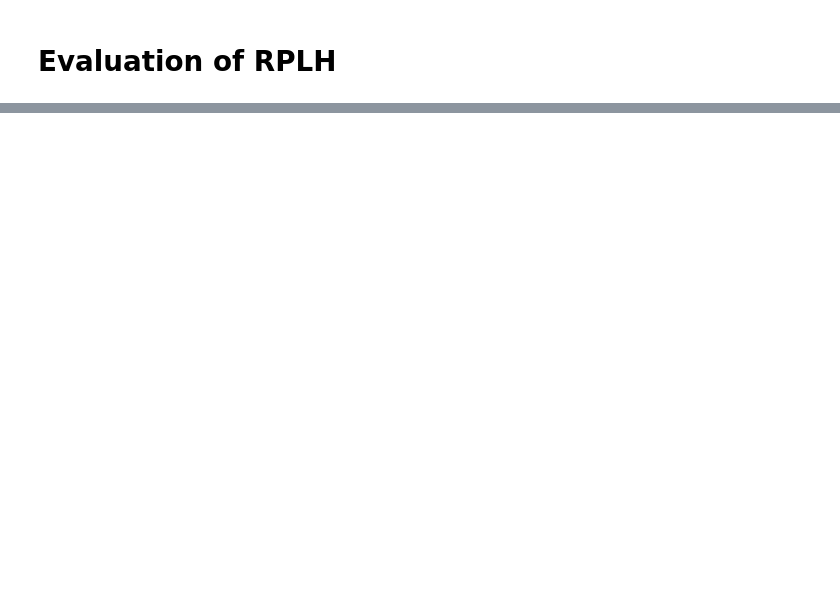
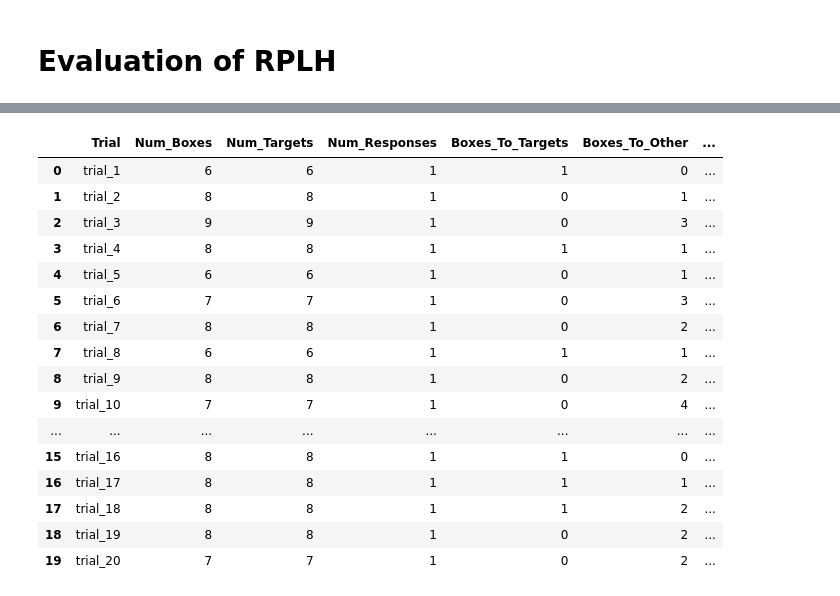
Before and after one commit to KevinBian107/RPLH, a Jupyter notebook: demos/notebooks/evaluation.ipynb, the cells around one changed output, grey strips where cells are left out. Cells and saved outputs as stored; diff of their text form; code cells hidden in the pictures; blank space fills up the shorter version.

```diff
--- a/demos/notebooks/evaluation.ipynb
+++ b/demos/notebooks/evaluation.ipynb
@@ -69,0 +113,3 @@ Name: count, dtype: int64
+# %%
+base_dir = parent_folder / "gpt-standard-testing-env-1"
+df, agent_df, success_df, att_df = get_data(base_dir, 20)
@@ -69,0 +129,20 @@ Name: count, dtype: int64
+# %%
+df
+# %% [output]
+|  | Trial | Num_Boxes | Num_Targets | Num_Responses | Boxes_To_Targets | Boxes_To_Other | ... |
+| 0 | trial_1 | 6 | 6 | 1 | 1 | 0 | ... |
+| 1 | trial_2 | 8 | 8 | 1 | 0 | 1 | ... |
+| 2 | trial_3 | 9 | 9 | 1 | 0 | 3 | ... |
+| 3 | trial_4 | 8 | 8 | 1 | 1 | 1 | ... |
+| 4 | trial_5 | 6 | 6 | 1 | 0 | 1 | ... |
+| 5 | trial_6 | 7 | 7 | 1 | 0 | 3 | ... |
+| 6 | trial_7 | 8 | 8 | 1 | 0 | 2 | ... |
+| 7 | trial_8 | 6 | 6 | 1 | 1 | 1 | ... |
+| 8 | trial_9 | 8 | 8 | 1 | 0 | 2 | ... |
+| 9 | trial_10 | 7 | 7 | 1 | 0 | 4 | ... |
+| ... | ... | ... | ... | ... | ... | ... | ... |
+| 15 | trial_16 | 8 | 8 | 1 | 1 | 0 | ... |
+| 16 | trial_17 | 8 | 8 | 1 | 1 | 1 | ... |
+| 17 | trial_18 | 8 | 8 | 1 | 1 | 2 | ... |
+| 18 | trial_19 | 8 | 8 | 1 | 0 | 2 | ... |
+| 19 | trial_20 | 7 | 7 | 1 | 0 | 2 | ... |
```
Also changed, not shown: parts of 13 cells of this notebook, 4 other files.
